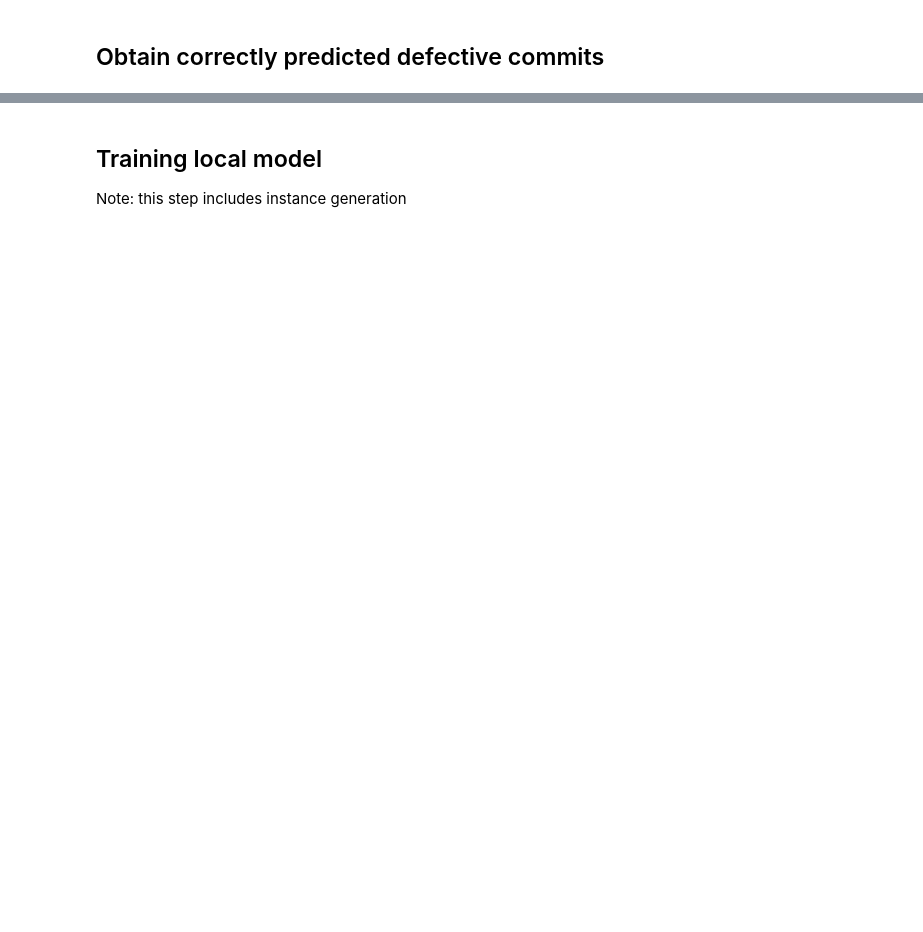
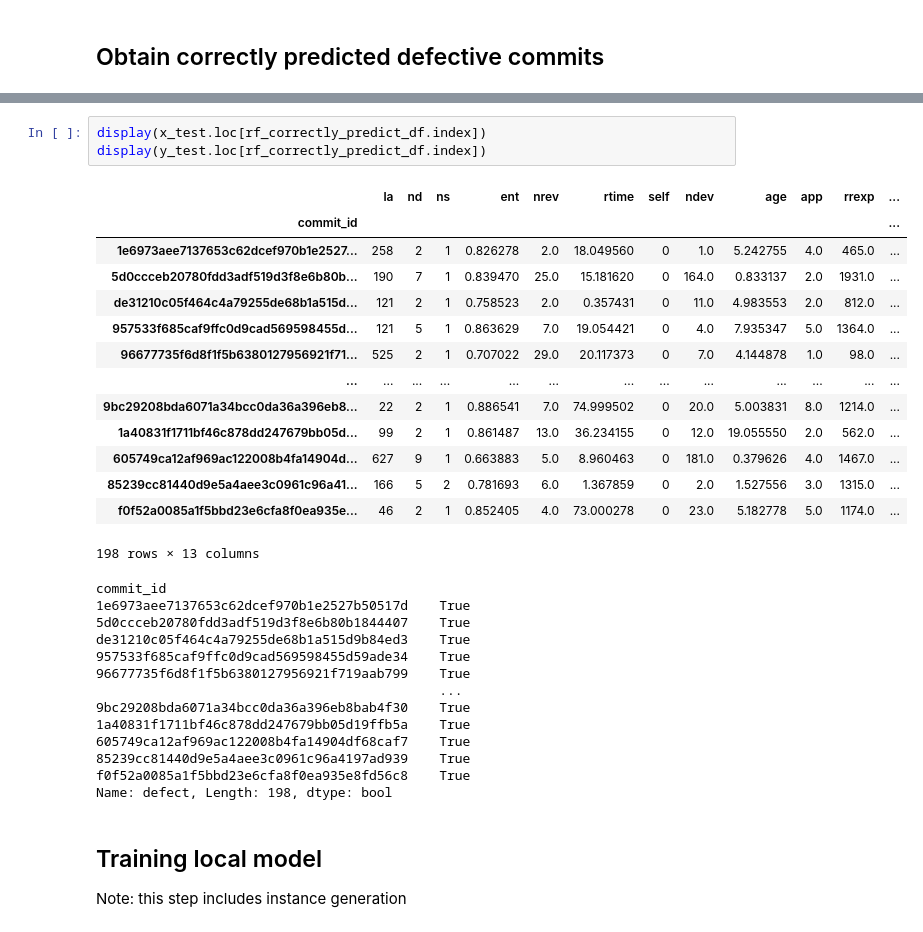
Before and after one commit to awsm-research/PyExplainer, a Jupyter notebook: experiment/pyExplainer_real_implementation.ipynb, the cells around one changed output, grey strips where cells are left out. Cells and saved outputs as stored; diff of their text form; blank space fills up the shorter version.

```diff
--- a/experiment/pyExplainer_real_implementation.ipynb
+++ b/experiment/pyExplainer_real_implementation.ipynb
@@ -104,3 +302,34 @@ correctly_predict_df.to_csv(dump_dataframe_dir+proj_name+'_correctly_predict_as_
+# %%
+display(x_test.loc[rf_correctly_predict_df.index])
+display(y_test.loc[rf_correctly_predict_df.index])
+# %% [output]
+|  | la | nd | ns | ent | nrev | rtime | self | ndev | age | app | rrexp | ... |
+| commit_id |  |  |  |  |  |  |  |  |  |  |  | ... |
+| 1e6973aee7137653c62dcef970b1e2527... | 258 | 2 | 1 | 0.826278 | 2.0 | 18.049560 | 0 | 1.0 | 5.242755 | 4.0 | 465.0 | ... |
+| 5d0ccceb20780fdd3adf519d3f8e6b80b... | 190 | 7 | 1 | 0.839470 | 25.0 | 15.181620 | 0 | 164.0 | 0.833137 | 2.0 | 1931.0 | ... |
+| de31210c05f464c4a79255de68b1a515d... | 121 | 2 | 1 | 0.758523 | 2.0 | 0.357431 | 0 | 11.0 | 4.983553 | 2.0 | 812.0 | ... |
+| 957533f685caf9ffc0d9cad569598455d... | 121 | 5 | 1 | 0.863629 | 7.0 | 19.054421 | 0 | 4.0 | 7.935347 | 5.0 | 1364.0 | ... |
+| 96677735f6d8f1f5b6380127956921f71... | 525 | 2 | 1 | 0.707022 | 29.0 | 20.117373 | 0 | 7.0 | 4.144878 | 1.0 | 98.0 | ... |
+| ... | ... | ... | ... | ... | ... | ... | ... | ... | ... | ... | ... | ... |
+| 9bc29208bda6071a34bcc0da36a396eb8... | 22 | 2 | 1 | 0.886541 | 7.0 | 74.999502 | 0 | 20.0 | 5.003831 | 8.0 | 1214.0 | ... |
+| 1a40831f1711bf46c878dd247679bb05d... | 99 | 2 | 1 | 0.861487 | 13.0 | 36.234155 | 0 | 12.0 | 19.055550 | 2.0 | 562.0 | ... |
+| 605749ca12af969ac122008b4fa14904d... | 627 | 9 | 1 | 0.663883 | 5.0 | 8.960463 | 0 | 181.0 | 0.379626 | 4.0 | 1467.0 | ... |
+| 85239cc81440d9e5a4aee3c0961c96a41... | 166 | 5 | 2 | 0.781693 | 6.0 | 1.367859 | 0 | 2.0 | 1.527556 | 3.0 | 1315.0 | ... |
+| f0f52a0085a1f5bbd23e6cfa8f0ea935e... | 46 | 2 | 1 | 0.852405 | 4.0 | 73.000278 | 0 | 23.0 | 5.182778 | 5.0 | 1174.0 | ... |
+198 rows × 13 columns
+commit_id
+1e6973aee7137653c62dcef970b1e2527b50517d    True
+5d0ccceb20780fdd3adf519d3f8e6b80b1844407    True
+de31210c05f464c4a79255de68b1a515d9b84ed3    True
+957533f685caf9ffc0d9cad569598455d59ade34    True
+96677735f6d8f1f5b6380127956921f719aab799    True
+                                            ...
+9bc29208bda6071a34bcc0da36a396eb8bab4f30    True
+1a40831f1711bf46c878dd247679bb05d19ffb5a    True
+605749ca12af969ac122008b4fa14904df68caf7    True
+85239cc81440d9e5a4aee3c0961c96a4197ad939    True
+f0f52a0085a1f5bbd23e6cfa8f0ea935e8fd56c8    True
+Name: defect, Length: 198, dtype: bool
 # %% [markdown]
 ## Training local model
 
```
Also changed, not shown: parts of 22 cells of this notebook, 19 other files.
